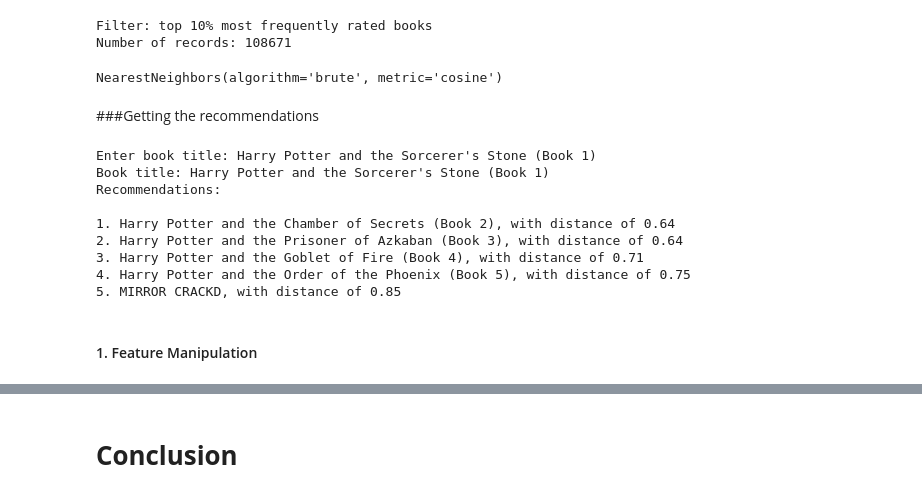
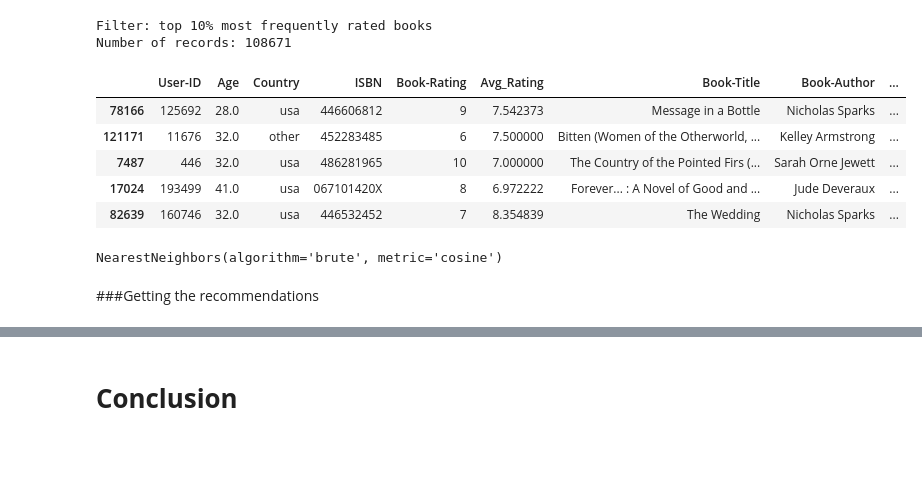
Before and after one commit to SaniyaBubere/book-recommendation-system, a Jupyter notebook: Book_Recommendation_System.ipynb, the cells around one changed output, grey strips where cells are left out. Drawn from its saved outputs; the diff is of its cells as text; code cells hidden in the pictures; blank space fills up the shorter version.

```diff
--- a/Book_Recommendation_System.ipynb
+++ b/Book_Recommendation_System.ipynb
@@ -1040,42 +1107,18 @@ ratings_matrix_new = df_ratings_top.pivot(index='Book-Title', columns='User-ID',
-# %%
-# implementing KNN algorithm
-from sklearn.neighbors import NearestNeighbors
-
-model_knn = NearestNeighbors(metric ='cosine', algorithm ='brute')
-
-model_knn.fit(ratings_matrix_new)
-# %% [output]
-NearestNeighbors(algorithm='brute', metric='cosine')
+# %%
+df_ratings_top.head()
+# %% [output]
+|  | User-ID | Age | Country | ISBN | Book-Rating | Avg_Rating | Book-Title | Book-Author | ... |
+| 78166 | 125692 | 28.0 | usa | 446606812 | 9 | 7.542373 | Message in a Bottle | Nicholas Sparks | ... |
+| 121171 | 11676 | 32.0 | other | 452283485 | 6 | 7.500000 | Bitten (Women of the Otherworld, ... | Kelley Armstrong | ... |
+| 7487 | 446 | 32.0 | usa | 486281965 | 10 | 7.000000 | The Country of the Pointed Firs (... | Sarah Orne Jewett | ... |
+| 17024 | 193499 | 41.0 | usa | 067101420X | 8 | 6.972222 | Forever... : A Novel of Good and ... | Jude Deveraux | ... |
+| 82639 | 160746 | 32.0 | usa | 446532452 | 7 | 8.354839 | The Wedding | Nicholas Sparks | ... |
+# %%
+# implementing KNN algorithm
+from sklearn.neighbors import NearestNeighbors  # import NearestNeighbors class from sklearn.neighbors module, which provides functionality for nearest neighbor searches
+model_knn = NearestNeighbors(metric ='cosine', algorithm ='brute')  # create an instance of NearestNeighbors class with cosine similarity metric and brute-force algorithm
+model_knn.fit(ratings_matrix_new)  # fit the NearestNeighbors model to ratings_matrix_new data to compute nearest neighbors of each point (i.e., user) based
+# %% [output]
+NearestNeighbors(algorithm='brute', metric='cosine')
 # %% [markdown]
 ###Getting the recommendations
-# %%
-# Taking user input for book title
-book_title = input("Enter book title: ")
-
-# Finding the index of the book in ratings_matrix_new
-if book_title in ratings_matrix_new.index:
-    query_index = ratings_matrix_new.index.get_loc(book_title)
-    print('Book title:', book_title)
-
-    # Generating recommendations
-    distances, indices = model_knn.kneighbors(ratings_matrix_new.iloc[query_index,:].values.reshape(1, -1), n_neighbors=6)
-
-    # Printing recommendations
-    print('Recommendations:\n')
-    for i in range(0, len(distances.flatten())):
-        if i == 0:
-            continue
-        else:
-            print('{}. {}, with distance of {:.2f}'.format(i, ratings_matrix_new.index[indices.flatten()[i]], distances.flatten()[i]))
-else:
-    print("Book title not found in dataset.")
-# %% [output]
-Enter book title: Harry Potter and the Sorcerer's Stone (Book 1)
-Book title: Harry Potter and the Sorcerer's Stone (Book 1)
-Recommendations:
-
-1. Harry Potter and the Chamber of Secrets (Book 2), with distance of 0.64
-2. Harry Potter and the Prisoner of Azkaban (Book 3), with distance of 0.64
-3. Harry Potter and the Goblet of Fire (Book 4), with distance of 0.71
-4. Harry Potter and the Order of the Phoenix (Book 5), with distance of 0.75
-5. MIRROR CRACKD, with distance of 0.85
@@ -1084,2 +1124,0 @@ Recommendations:
-# %% [markdown]
-#### 1. Feature Manipulation
```
Also changed, not shown: parts of 130 cells of this notebook.
